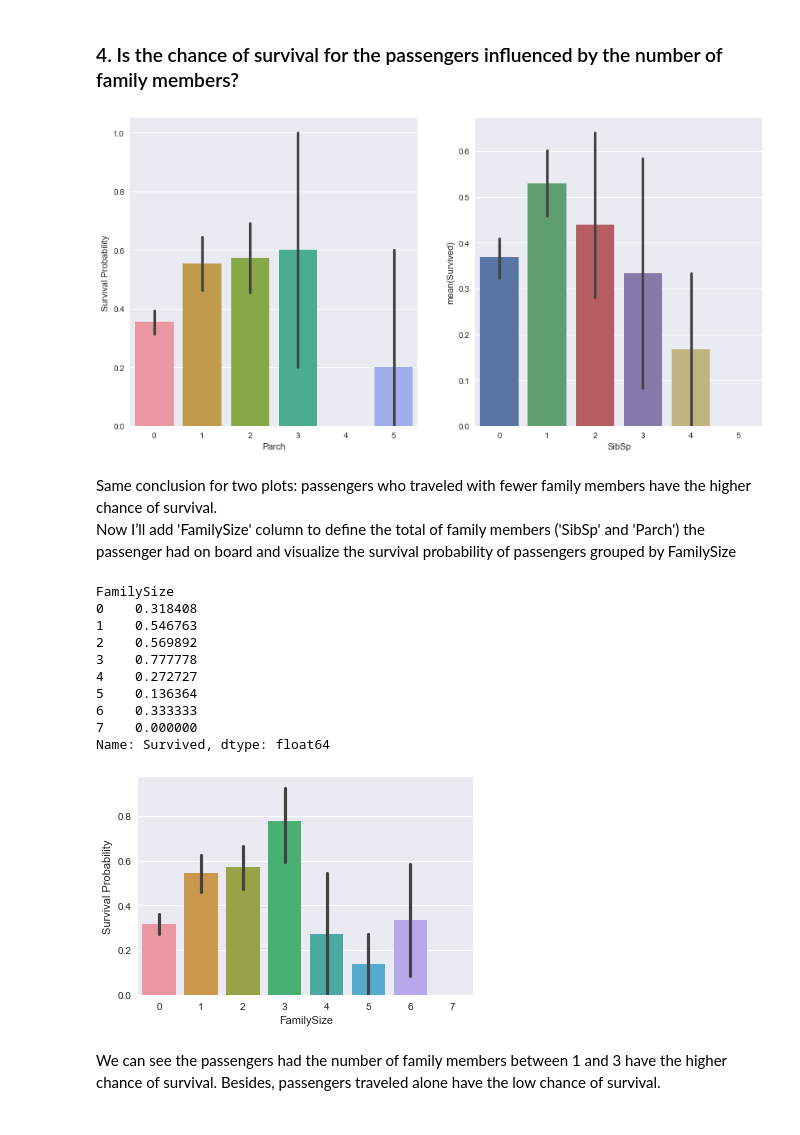
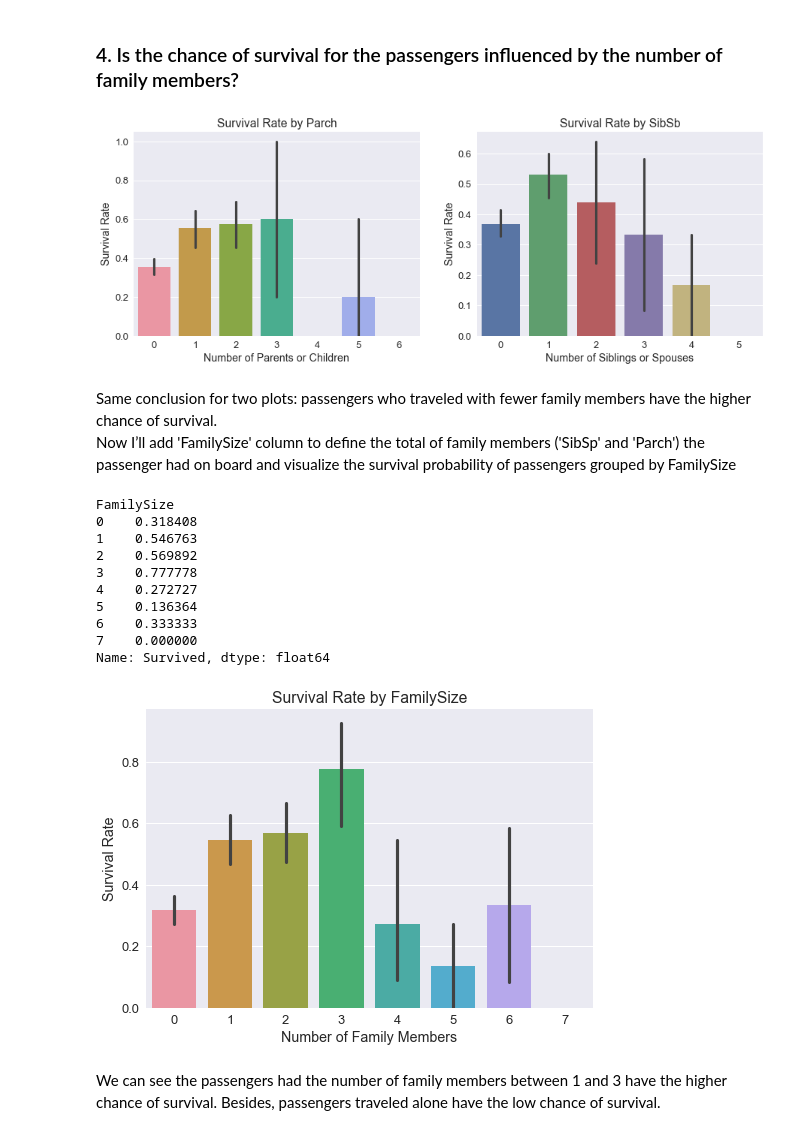
Before and after one commit to thuytienpt/DataAnalystNanodegree, a Jupyter notebook: P1_InvestigateDataset/InvestigateDataset.ipynb, the cells around one changed output. Cells and saved outputs as stored; diff of their text form; code cells hidden in the pictures.

```diff
--- a/P1_InvestigateDataset/InvestigateDataset.ipynb
+++ b/P1_InvestigateDataset/InvestigateDataset.ipynb
@@ -85,0 +86,8 @@ color_person = sns.xkcd_palette(['blue', 'red', 'green'])
+# %%
+sns.set(font_scale=1.3)
+color_survived = sns.xkcd_palette(['light red', 'light blue'])
+(sns.countplot(x='Survived', data=df_titanic, palette = color_survived)
+    .set(xticklabels = ['Survived', 'Died'],
+         title='Number of Passengers by Survived'))
+
+df_titanic.groupby('Survived').size()/len(df_titanic)
@@ -139,22 +171,29 @@ It seems that children had the high chances of survival and adults didn't that.
 # %% [markdown]
 ### 4. Is the chance of survival for the passengers influenced by the number of family members?
 # %%
-f, ((ax1, ax2)) = plt.subplots(1, 2, figsize=(14, 7), sharex=True)
-(sns.barplot(x='Parch', y='Survived',
-            data=df_titanic, ax = ax1)
-    .set(ylabel="Survival Probability"))
-sns.barplot(x='SibSp', y='Survived',
-            data=df_titanic, ax = ax2)
+f, ((ax1, ax2)) = plt.subplots(1, 2, figsize=(15, 5))
+sns.barplot(x='Parch', y='Survived', data=df_titanic, ax = ax1)
+ax1.set(title = 'Survival Rate by Parch',
+        xlabel= 'Number of Parents or Children',
+        ylabel='Survival Rate')
+
+sns.barplot(x='SibSp', y='Survived', data=df_titanic, ax = ax2)
+ax2.set(title = 'Survival Rate by SibSb',
+        xlabel='Number of Siblings or Spouses',
+        ylabel= 'Survival Rate')
 plt.show()
 # %% [output]
-[figure, old version]
+[figure, new version]
 # %% [markdown]
 Same conclusion for two plots: passengers who traveled with fewer family members have the higher chance of survival.
 Now I’ll add 'FamilySize' column to define the total of family members ('SibSp' and 'Parch') the passenger had on board and visualize the survival probability of passengers grouped by FamilySize
 # %%
 df_titanic = df_titanic.assign(FamilySize = lambda p : p['SibSp'] + p['Parch'])
 (sns.barplot(x='FamilySize', y='Survived', data=df_titanic)
-    .set(ylabel='Survival Probability'))
+    .set(title = 'Survival Rate by FamilySize',
+         xlabel= 'Number of Family Members',
+         ylabel='Survival Rate'))
+
 df_titanic.groupby('FamilySize')['Survived'].mean()
 # %% [output]
 FamilySize
@@ -167,7 +206,7 @@ FamilySize
 6    0.333333
 7    0.000000
 Name: Survived, dtype: float64
-[figure, old version]
+[figure, new version]
 # %% [markdown]
 We can see the passengers had the number of family members between 1 and 3 have the higher chance of survival.
 Besides, passengers traveled alone have the low chance of survival.
```
Also changed, not shown: parts of 22 cells of this notebook, 1 other file.
